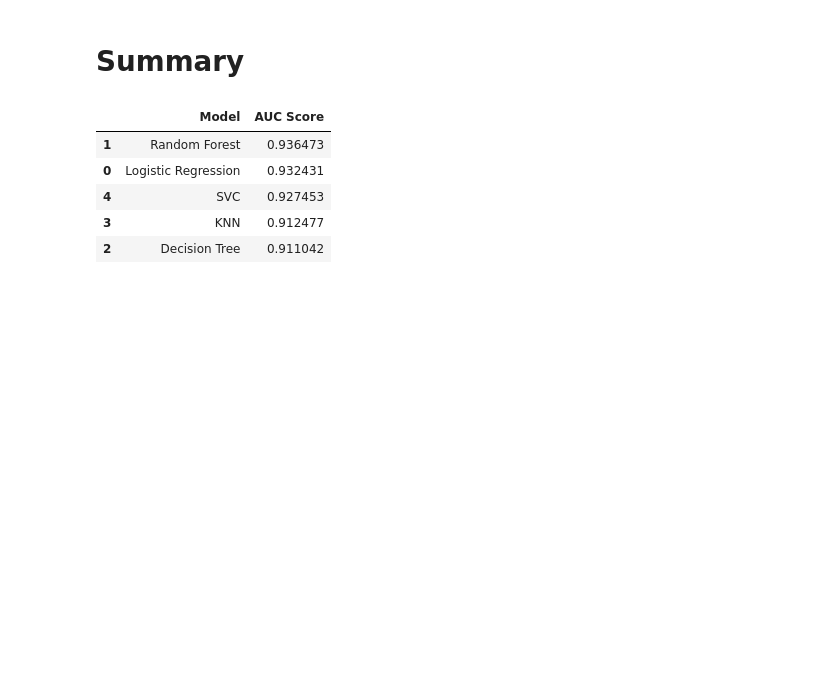
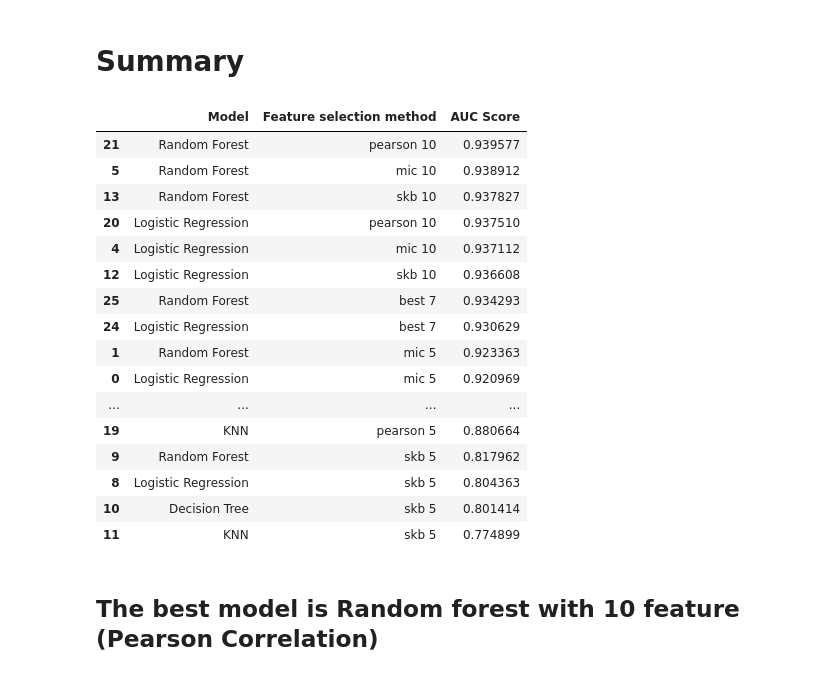
Before and after one commit to LaiVietAnh/Diabetes-Health-Indicators, a Jupyter notebook: diabetes.ipynb, the cells around one changed output. Cells and saved outputs as stored; diff of their text form; code cells hidden in the pictures; blank space fills up the shorter version.

```diff
--- a/diabetes.ipynb
+++ b/diabetes.ipynb
@@ -364,0 +800,6 @@ weighted avg       0.88      0.87      0.87     21208
+# %%
+names = [name for name ,_ ,_ in models]
+fsm = [data['name'] for _ ,_ ,data in models]
+evaluation = pd.DataFrame({'Model': names,'Feature selection method': fsm ,'AUC Score': roc_list})
+
+evaluations = pd.concat([evaluations, evaluation], ignore_index=True)
@@ -364,0 +880,27 @@ weighted avg       0.88      0.87      0.87     21208
+# %%
+data = splited_data[6]
+models =[
+    ['Logistic Regression', LogisticRegression(), data],
+    ['Random Forest', RandomForestClassifier(max_depth=5,n_estimators=1000, class_weight='balanced'), data],
+    ['Decision Tree', DecisionTreeClassifier(max_depth=5), data],
+    ['KNN', KNeighborsClassifier(n_neighbors= 6), data]
+]
+
+roc_list = []
+pred_list = []
+# %%
+for name ,model, data in tqdm(models):
+    X_train, X_test, y_train, y_test= data['X_train'], data['X_test'], data['y_train'], data['y_test']
+    model.fit(X_train, y_train)
+    y_pred = model.predict_proba(X_test)[:,1]
+
+    pred_list.append(y_pred)
+
+    score = roc_auc_score(y_test,y_pred)
+    roc_list.append(score)
+# %%
+names = [name for name ,_ ,_ in models]
+fsm = [data['name'] for _ ,_ ,data in models]
+evaluation = pd.DataFrame({'Model': names,'Feature selection method': fsm ,'AUC Score': roc_list})
+
+evaluations = pd.concat([evaluations, evaluation], ignore_index=True)
@@ -365,12 +979,25 @@ weighted avg       0.88      0.87      0.87     21208
 # %% [markdown]
 # Summary
 # %%
-evaluation = evaluation.sort_values(by='AUC Score', ascending=False)
-evaluation
+evaluations = evaluations.sort_values(by='AUC Score', ascending=False)
+evaluations
 # %% [output]
-|  | Model | AUC Score |
-| 1 | Random Forest | 0.936473 |
-| 0 | Logistic Regression | 0.932431 |
-| 4 | SVC | 0.927453 |
-| 3 | KNN | 0.912477 |
-| 2 | Decision Tree | 0.911042 |
+|  | Model | Feature selection method | AUC Score |
+| 21 | Random Forest | pearson 10 | 0.939577 |
+| 5 | Random Forest | mic 10 | 0.938912 |
+| 13 | Random Forest | skb 10 | 0.937827 |
+| 20 | Logistic Regression | pearson 10 | 0.937510 |
+| 4 | Logistic Regression | mic 10 | 0.937112 |
+| 12 | Logistic Regression | skb 10 | 0.936608 |
+| 25 | Random Forest | best 7 | 0.934293 |
+| 24 | Logistic Regression | best 7 | 0.930629 |
+| 1 | Random Forest | mic 5 | 0.923363 |
+| 0 | Logistic Regression | mic 5 | 0.920969 |
+| ... | ... | ... | ... |
+| 19 | KNN | pearson 5 | 0.880664 |
+| 9 | Random Forest | skb 5 | 0.817962 |
+| 8 | Logistic Regression | skb 5 | 0.804363 |
+| 10 | Decision Tree | skb 5 | 0.801414 |
+| 11 | KNN | skb 5 | 0.774899 |
+# %% [markdown]
+## The best model is Random forest with 10 feature (Pearson Correlation)
```
Also changed, not shown: parts of 54 cells of this notebook, 1 other file.
